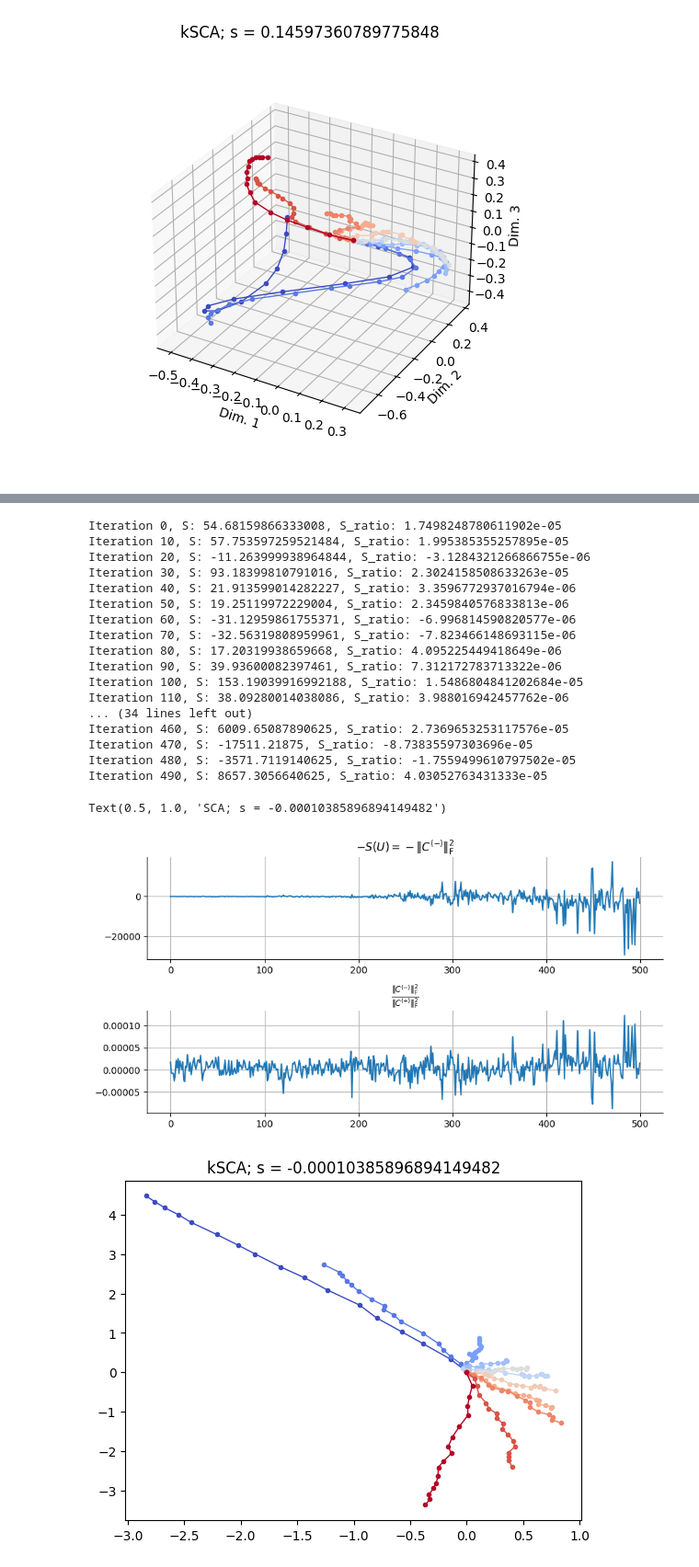
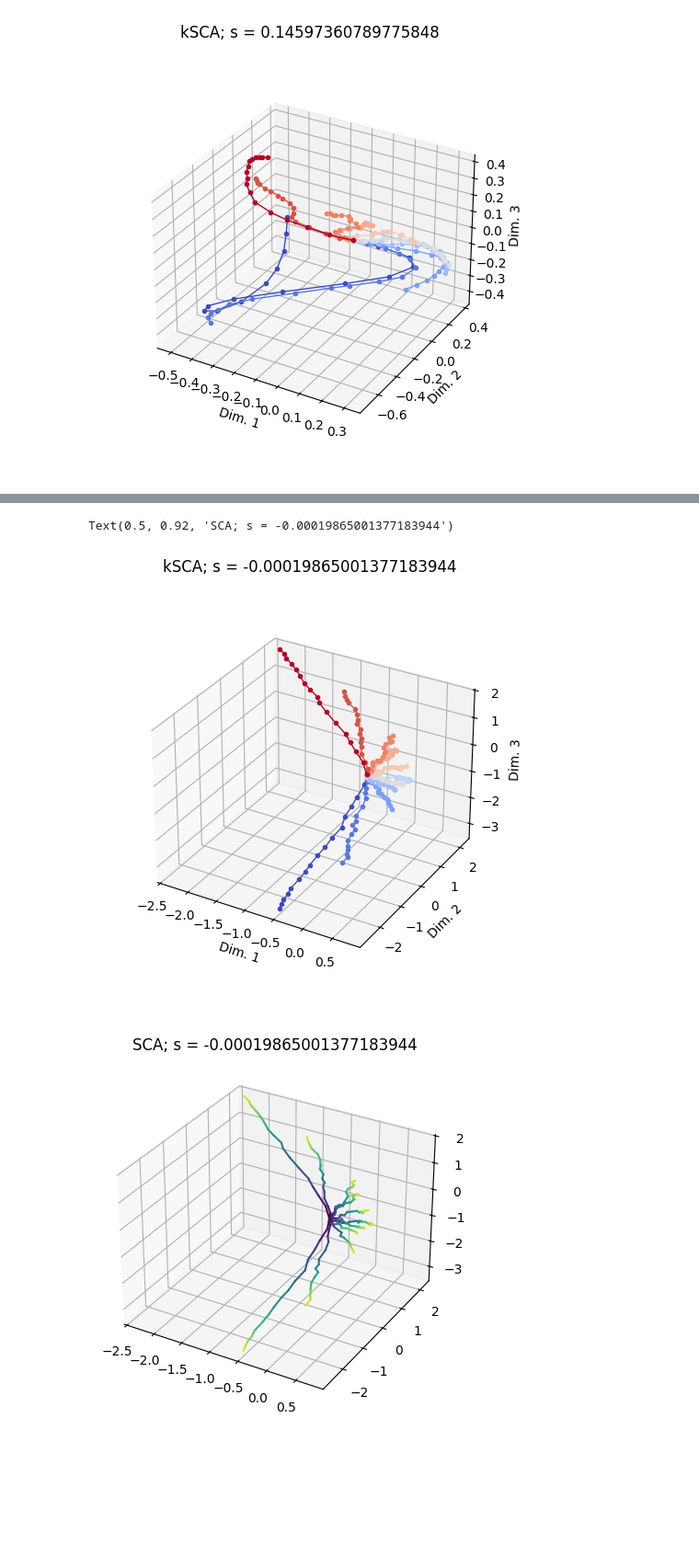
Before and after one commit to ArielleRosinski/SCA_project, a Jupyter notebook: DDM.ipynb, the cells around one changed output, grey strips where cells are left out. Shown at 92% size. Cells and saved outputs as stored; diff of their text form; code cells hidden in the pictures; blank space fills up the shorter version.

```diff
--- a/DDM.ipynb
+++ b/DDM.ipynb
@@ -191,29 +194,6 @@ Iteration 260, S: 5767.01904296875, S_ratio: 0.13533127307891846
 Iteration 270, S: 5797.548828125, S_ratio: 0.14305706322193146
 Iteration 280, S: 5896.57763671875, S_ratio: 0.15399812161922455
 Iteration 290, S: 5037.7294921875, S_ratio: 0.1600748896598816
-# %%
-
-def plot_3D_K_coded(Y, elevation=30, azimuth=30):
-    K, _,_=Y.shape
-    fig = plt.figure(figsize=(6,6))
-    ax = fig.add_subplot(111, projection='3d')
-    cmap = plt.get_cmap('coolwarm', K)
-    for k in range(K):
-        x = Y[k, 0, :]
-        y = Y[k, 1, :]
-        z = Y[k, 2, :]
-
-
-        color = cmap(k / (K - 1))
-        ax.plot(x, y, z, linestyle='-', marker='.', linewidth=1, color=color)
-
-        #ax.view_init(elev=elevation, azim=azimuth)
-
-    ax.set_xlabel('Dim. 1')
-    ax.set_ylabel('Dim. 2')
-    ax.set_zlabel('Dim. 3')
-    ax.set_box_aspect(aspect=None, zoom=0.85)
-    plt.title(f'kSCA; s = {compute_S_all_pairs(Y)}')
 # %%
 _, u, l2, scale = get_params(params, kernel_function=kernel_function)
 K_u_u_K_u_A_alpha_H, K_A_u, K_u_u, _  = get_alpha(params, A, X, kernel_function, d)
@@ -258,41 +264,17 @@ fig.show()
 # %%
-from linear_sca import *
-wandb.init(project="", name="", mode="disabled")
-U, ls_loss, ls_S_ratio = optimize(center(X), d=d, learning_rate=0.01, iterations=500)
-wandb.finish
-
-get_loss_fig(ls_loss, ls_S_ratio )
-
 U_qr, _ = jnp.linalg.qr(U)
 Y = jnp.einsum('ji,kjl->kil', U_qr, center(X))
 
 
 for i in range(Y.shape[0]):
     #Y = Y[:,:,:jnp.array(RTs).reshape(-1)[i]]
     Y = Y[:,:,:int(jnp.mean(RTs, axis=0).squeeze()[i])]
 
-plot_2D_K_coded(Y)
+plot_3D_K_coded(Y)
 
-plot_2D(Y[:,:,:])
+plot_3D(Y[:,:,:])
 plt.title(f'SCA; s = {compute_S_all_pairs(Y)}')
 # %% [output]
-Iteration 0, S: 54.68159866333008, S_ratio: 1.7498248780611902e-05
-Iteration 10, S: 57.753597259521484, S_ratio: 1.995385355257895e-05
-Iteration 20, S: -11.263999938964844, S_ratio: -3.1284321266866755e-06
-Iteration 30, S: 93.18399810791016, S_ratio: 2.3024158508633263e-05
-Iteration 40, S: 21.913599014282227, S_ratio: 3.3596772937016794e-06
-Iteration 50, S: 19.25119972229004, S_ratio: 2.3459840576833813e-06
-Iteration 60, S: -31.12959861755371, S_ratio: -6.996814590820577e-06
-Iteration 70, S: -32.56319808959961, S_ratio: -7.823466148693115e-06
-Iteration 80, S: 17.20319938659668, S_ratio: 4.095225449418649e-06
-Iteration 90, S: 39.93600082397461, S_ratio: 7.312172783713322e-06
-Iteration 100, S: 153.19039916992188, S_ratio: 1.5486804841202684e-05
-Iteration 110, S: 38.09280014038086, S_ratio: 3.988016942457762e-06
-... (34 lines left out)
-Iteration 460, S: 6009.65087890625, S_ratio: 2.7369653253117576e-05
-Iteration 470, S: -17511.21875, S_ratio: -8.73835597303696e-05
-Iteration 480, S: -3571.7119140625, S_ratio: -1.7559499610797502e-05
-Iteration 490, S: 8657.3056640625, S_ratio: 4.03052763431333e-05
+Text(0.5, 0.92, 'SCA; s = -0.00019865001377183944')
-Text(0.5, 1.0, 'SCA; s = -0.00010385896894149482')
-[figure, old version]
+[figure, new version]
-[figure, old version]
+[figure, new version]
```
Also changed, not shown: parts of 6 cells of this notebook, 1 other file.
